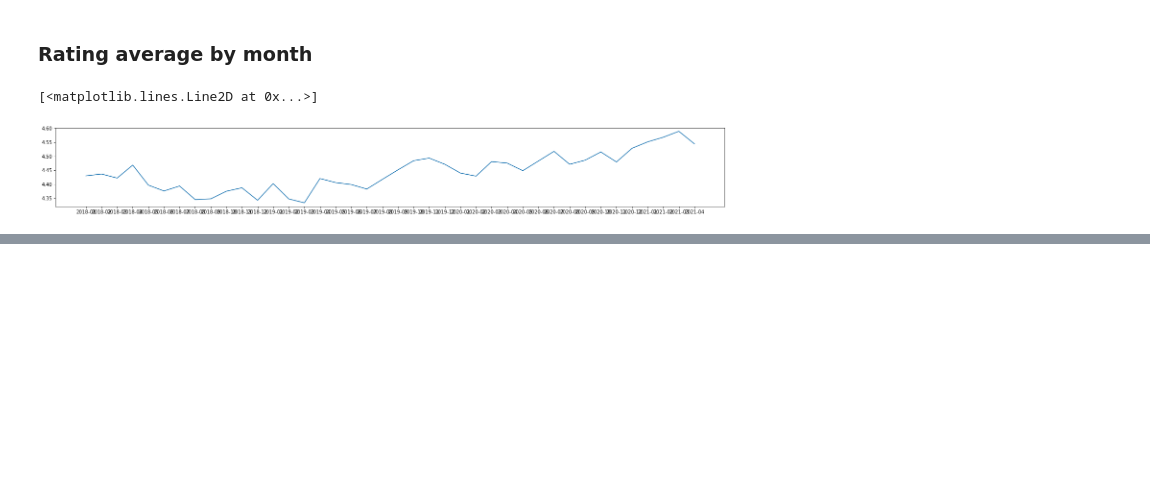
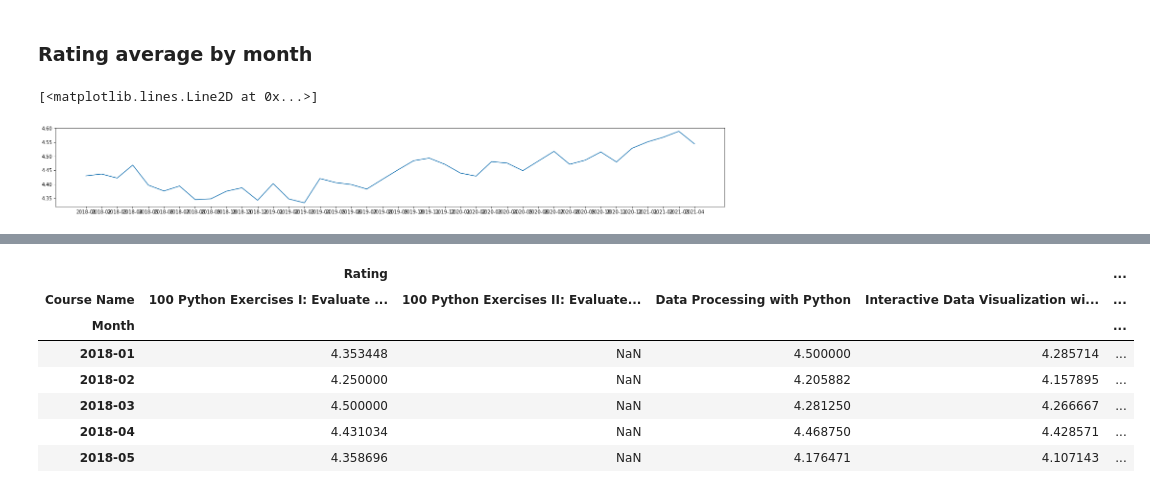
Before and after one commit to sureshyhap/The-Python-Mega-Course-Build-10-Real-World-Applications, a Jupyter notebook: Section 19/Untitled.ipynb, the cells around one changed output, grey strips where cells are left out. Cells and saved outputs as stored; diff of their text form; code cells hidden in the pictures; blank space fills up the shorter version.

```diff
--- a/Section 19/Untitled.ipynb
+++ b/Section 19/Untitled.ipynb
@@ -105,0 +129,11 @@ plt.plot(month_average.index, month_average["Rating"])
+# %%
+month_average_courses.head()
+# %% [output]
+|  | Rating |  |  |  | ... |
+| Course Name | 100 Python Exercises I: Evaluate ... | 100 Python Exercises II: Evaluate... | Data Processing with Python | Interactive Data Visualization wi... | ... |
+| Month |  |  |  |  | ... |
+| 2018-01 | 4.353448 | NaN | 4.500000 | 4.285714 | ... |
+| 2018-02 | 4.250000 | NaN | 4.205882 | 4.157895 | ... |
+| 2018-03 | 4.500000 | NaN | 4.281250 | 4.266667 | ... |
+| 2018-04 | 4.431034 | NaN | 4.468750 | 4.428571 | ... |
+| 2018-05 | 4.358696 | NaN | 4.176471 | 4.107143 | ... |
```
Also changed, not shown: parts of 11 cells of this notebook, 3 other files.
